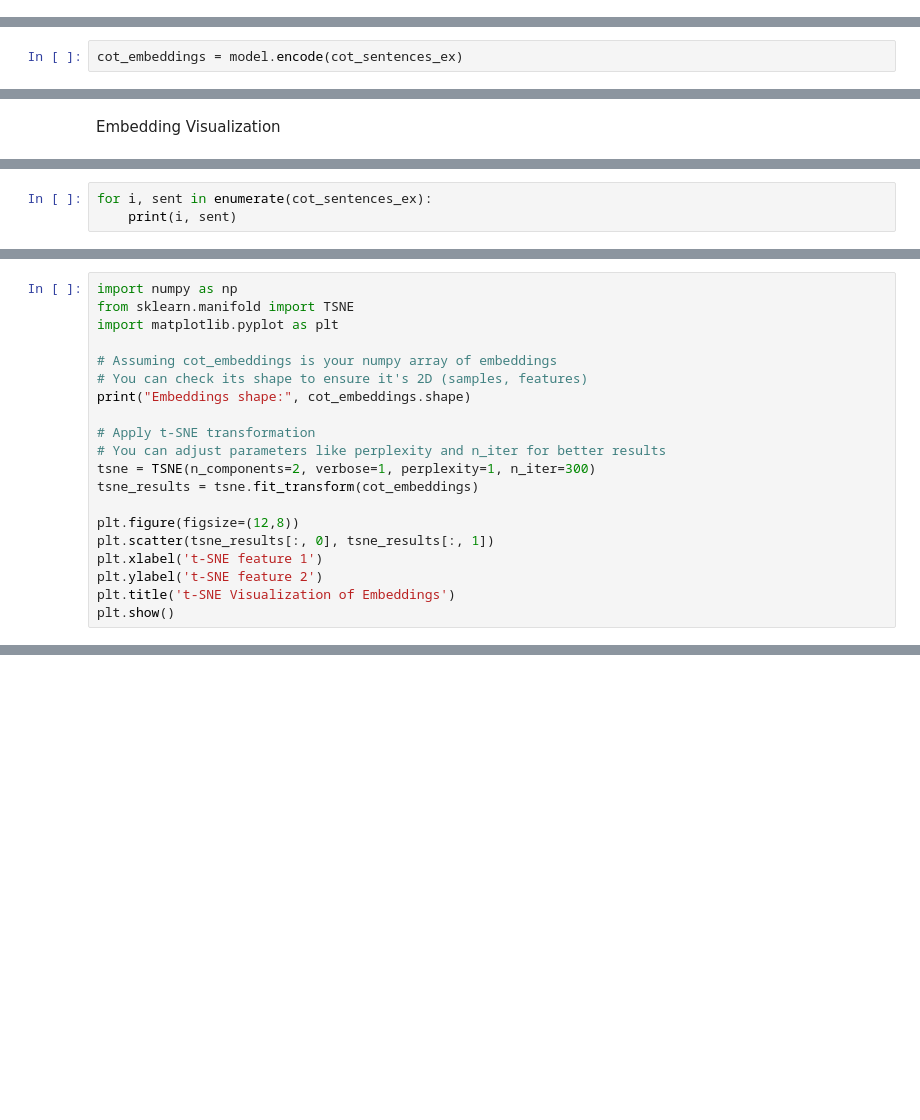
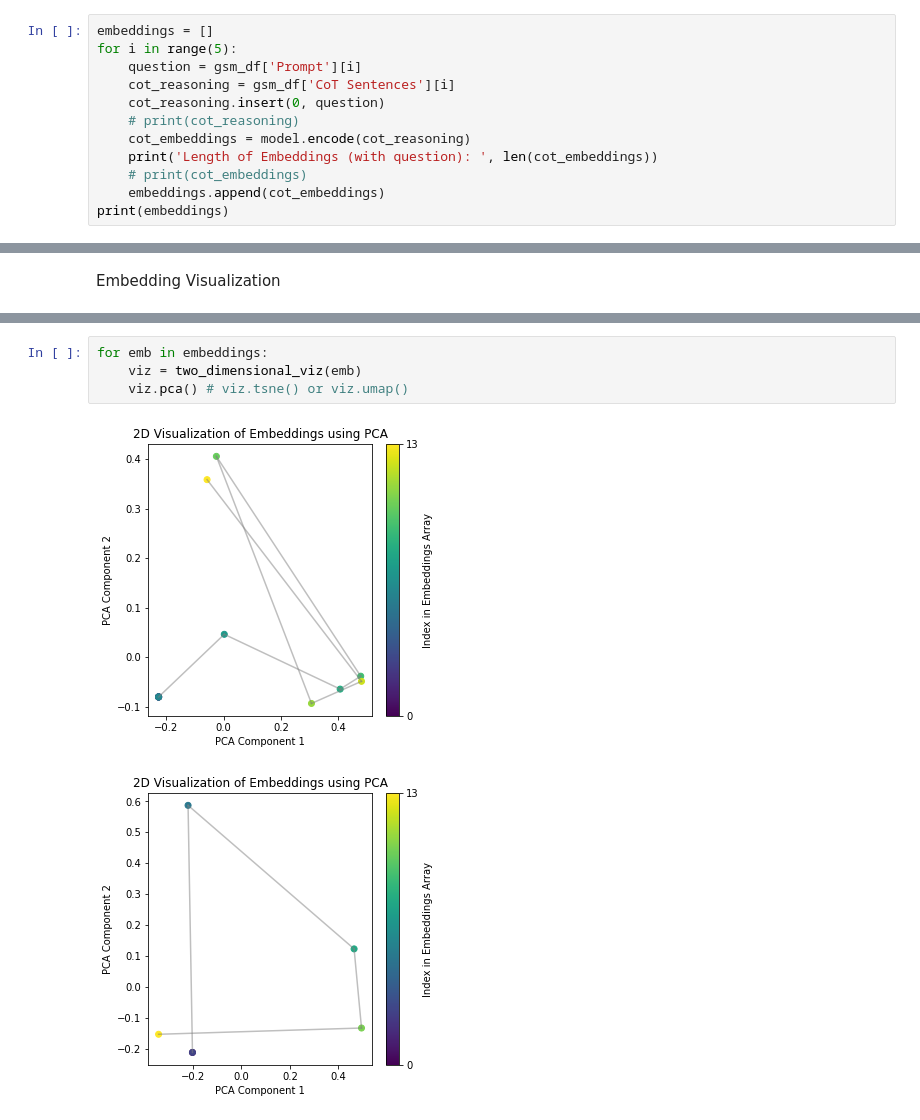
Before and after one commit to vivekvajipey/reasoning-topics, a Jupyter notebook: embeddings/embedding_sandbox.ipynb, the cells around one changed output, grey strips where cells are left out. Drawn from its saved outputs; the diff is of its cells as text; blank space fills up the shorter version.

Commit message:
updated visualization

```diff
--- a/embeddings/embedding_sandbox.ipynb
+++ b/embeddings/embedding_sandbox.ipynb
@@ -51,3 +59,15 @@ cot_sentences_ex
  "Now, let's calculate how many clips she sold altogether in April and May.",
  'We can find this by adding the number of clips she sold in April and the number of clips she sold in May.',
  '48 clips + 24 clips = 72 clips\n\nTherefore, Natalia sold a total of 72 clips in April and May.']
+# %%
+embeddings = []
+for i in range(5):
+    question = gsm_df['Prompt'][i]
+    cot_reasoning = gsm_df['CoT Sentences'][i]
+    cot_reasoning.insert(0, question)
+    # print(cot_reasoning)
+    cot_embeddings = model.encode(cot_reasoning)
+    print('Length of Embeddings (with question): ', len(cot_embeddings))
+    # print(cot_embeddings)
+    embeddings.append(cot_embeddings)
+print(embeddings)
@@ -60,5 +98,3 @@ gsm_df.head()
 | 2 | Betty is saving money for a new w... | 1. The cost of the wallet is $100... | In the beginning, Betty has only ... | [1., The cost of the wallet is $1... |
 | 3 | Julie is reading a 120-page book.... | Step 1: Calculate how many pages ... | Maila read 12 x 2 = <<12*2=24>>24... | [Step 1: Calculate how many pages... |
 | 4 | James writes a 3-page letter to 2... | To find the number of pages James... | He writes each friend 3*2=<<3*2=6... | [To find the number of pages Jame... |
-# %%
-cot_embeddings = model.encode(cot_sentences_ex)
@@ -109,3 +102,0 @@ plt.show()
-# %%
-for i, sent in enumerate(cot_sentences_ex):
-    print(i, sent)
@@ -124,20 +102,0 @@ Therefore, Natalia sold a total of 72 clips in April and May.
-# %%
-import numpy as np
-from sklearn.manifold import TSNE
-import matplotlib.pyplot as plt
-
-# Assuming cot_embeddings is your numpy array of embeddings
-# You can check its shape to ensure it's 2D (samples, features)
-print("Embeddings shape:", cot_embeddings.shape)
-
-# Apply t-SNE transformation
-# You can adjust parameters like perplexity and n_iter for better results
-tsne = TSNE(n_components=2, verbose=1, perplexity=1, n_iter=300)
-tsne_results = tsne.fit_transform(cot_embeddings)
-
-plt.figure(figsize=(12,8))
-plt.scatter(tsne_results[:, 0], tsne_results[:, 1])
-plt.xlabel('t-SNE feature 1')
-plt.ylabel('t-SNE feature 2')
-plt.title('t-SNE Visualization of Embeddings')
-plt.show()
@@ -146,0 +238,7 @@ ValueError: perplexity must be less than n_samples
+# %%
+for emb in embeddings:
+    viz = two_dimensional_viz(emb)
+    viz.pca() # viz.tsne() or viz.umap()
+# %% [output]
+[figure, added]
+[figure, added]
```
Also changed, not shown: parts of 13 cells of this notebook.
